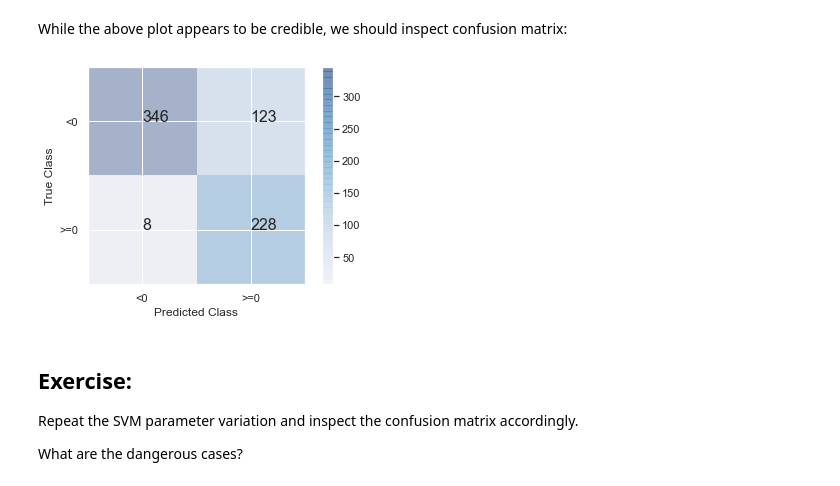
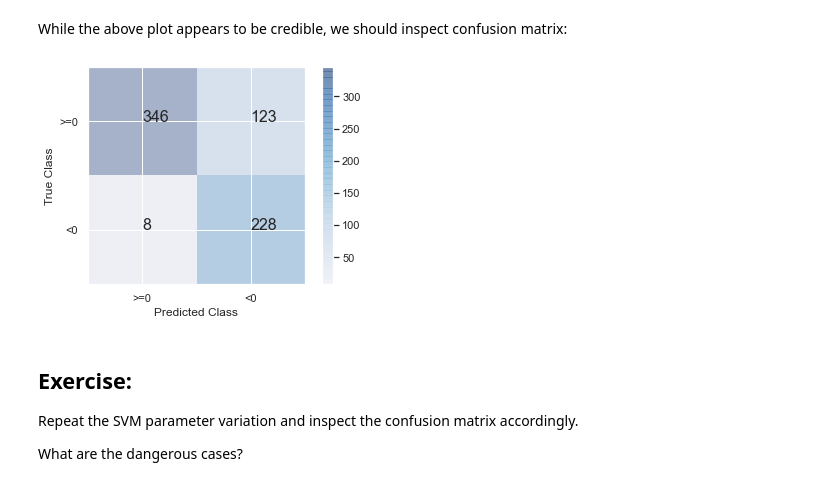
Before and after one commit to RailProfAC/data-science-for-engineers, a Jupyter notebook: AIMethods/SVM-and-KMeans.ipynb, the cells around one changed output. Saved outputs shown, nothing was run; the diff lists cells and outputs as text; code cells hidden in the pictures.

```diff
--- a/AIMethods/SVM-and-KMeans.ipynb
+++ b/AIMethods/SVM-and-KMeans.ipynb
@@ -223,15 +223,15 @@ While the above plot appears to be credible, we should inspect confusion matrix:
 # %%
 conf_mat = confusion_matrix(1.0*y_test, 1.0*y_pred)
 plt.imshow(conf_mat, cmap = plt.cm.Blues, alpha = 0.3)
 plt.colorbar()
-plt.xticks((0, 1), ("<0", ">=0"))
-plt.yticks((0, 1), ("<0", ">=0"))
+plt.xticks((0, 1), (">=0", "<0"))
+plt.yticks((0, 1), (">=0", "<0"))
 plt.xlabel('Predicted Class')
 plt.ylabel('True Class')
 for i,j in itertools.product((0,1), (0,1)):
     plt.text(j,i, conf_mat[i,j], fontsize = 16)
 # %% [output]
-[figure, old version]
+[figure, new version]
 # %% [markdown]
 ## Exercise:
 
```
Also changed, not shown: 3 other files.
